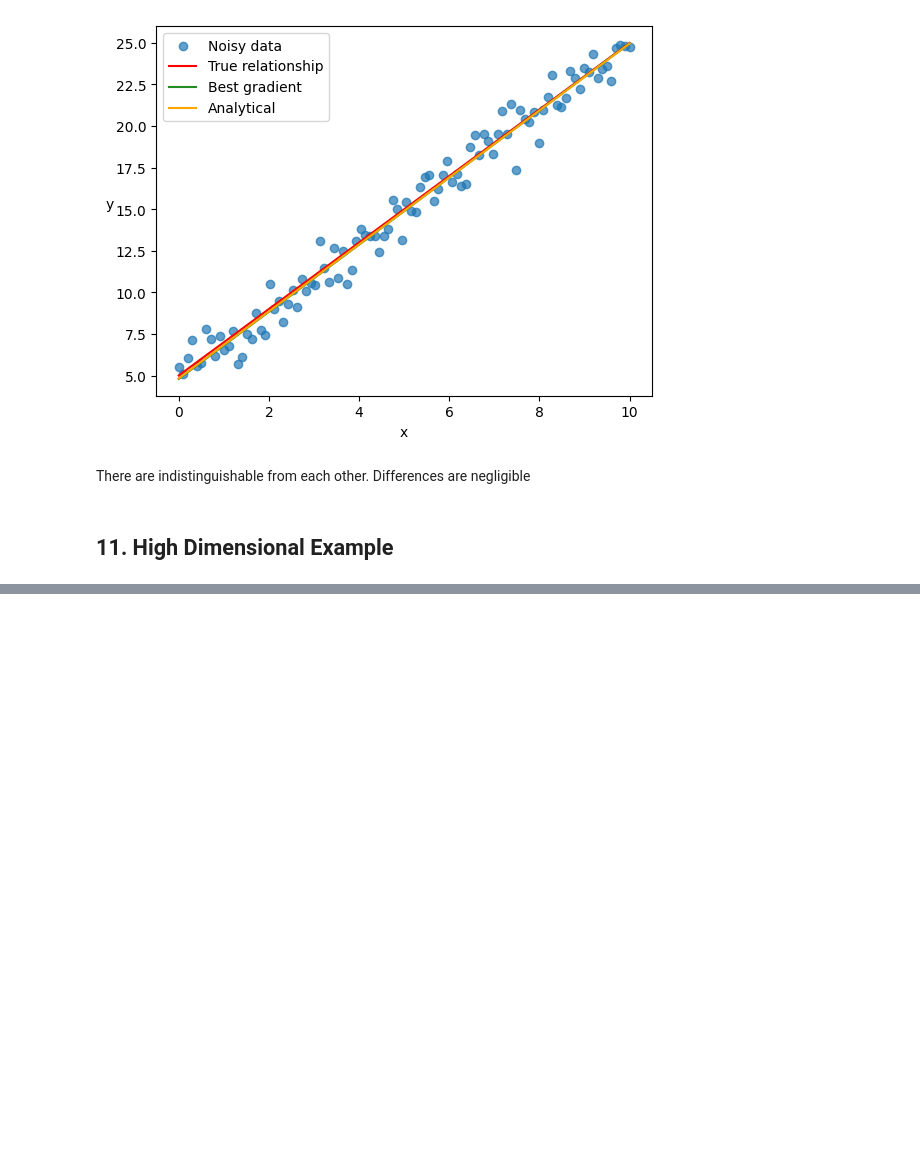
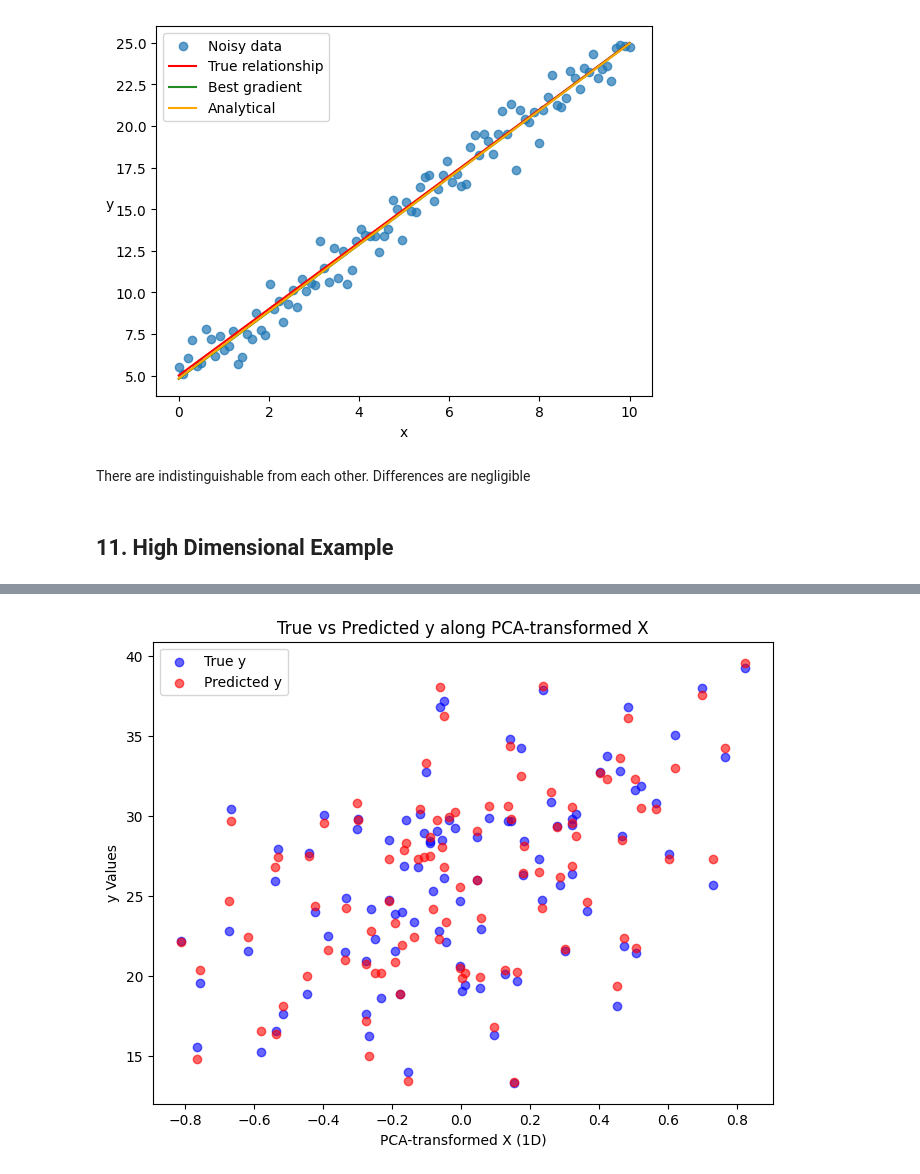
Before and after one commit to Spontaniczny/Stochastic-methods-in-machine-learning, a Jupyter notebook: lab1/lab1.ipynb, the cells around one changed output, grey strips where cells are left out. Saved outputs shown, nothing was run; the diff lists cells and outputs as text; code cells hidden in the pictures; blank space fills up the shorter version.

```diff
--- a/lab1/lab1.ipynb
+++ b/lab1/lab1.ipynb
@@ -322,0 +407,16 @@ There are indistinguishable from each other. Differences are negligible
+# %%
+from sklearn.decomposition import PCA
+
+pca = PCA(n_components=1)
+x_pca = pca.fit_transform(x_10d).flatten()
+
+plt.figure(figsize=(8, 6))
+plt.scatter(x_pca, y_10d, color='blue', label="True y", alpha=0.6)
+plt.scatter(x_pca, x_10d @ weights_10d.T, color='red', label="Predicted y", alpha=0.6)
+plt.xlabel("PCA-transformed X (1D)")
+plt.ylabel("y Values")
+plt.title("True vs Predicted y along PCA-transformed X")
+plt.legend()
+plt.show()
+# %% [output]
+[figure, added]
```
Also changed, not shown: parts of 13 cells of this notebook.
